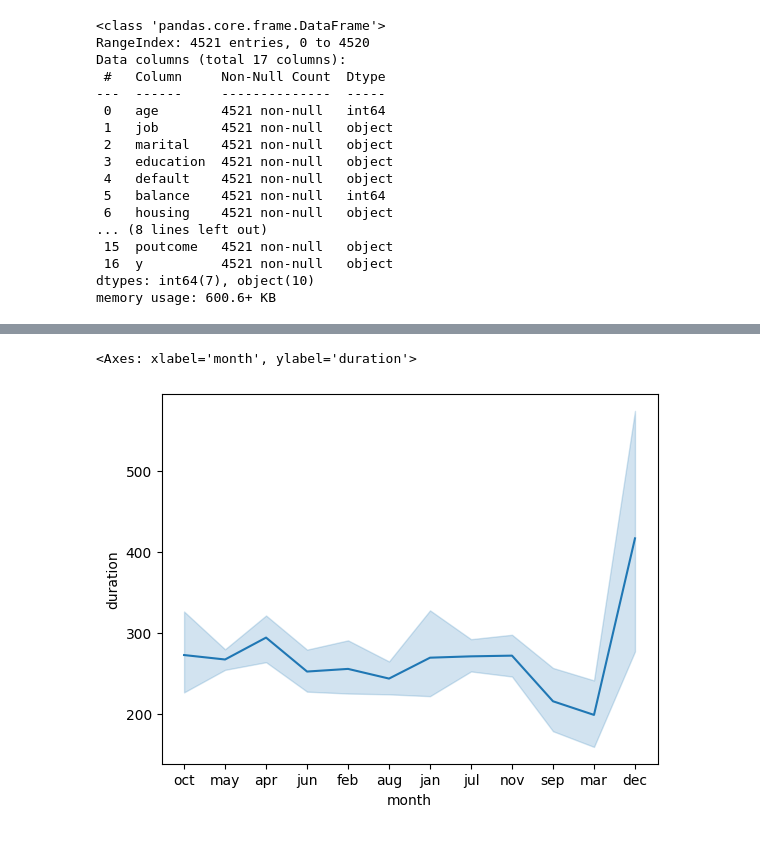
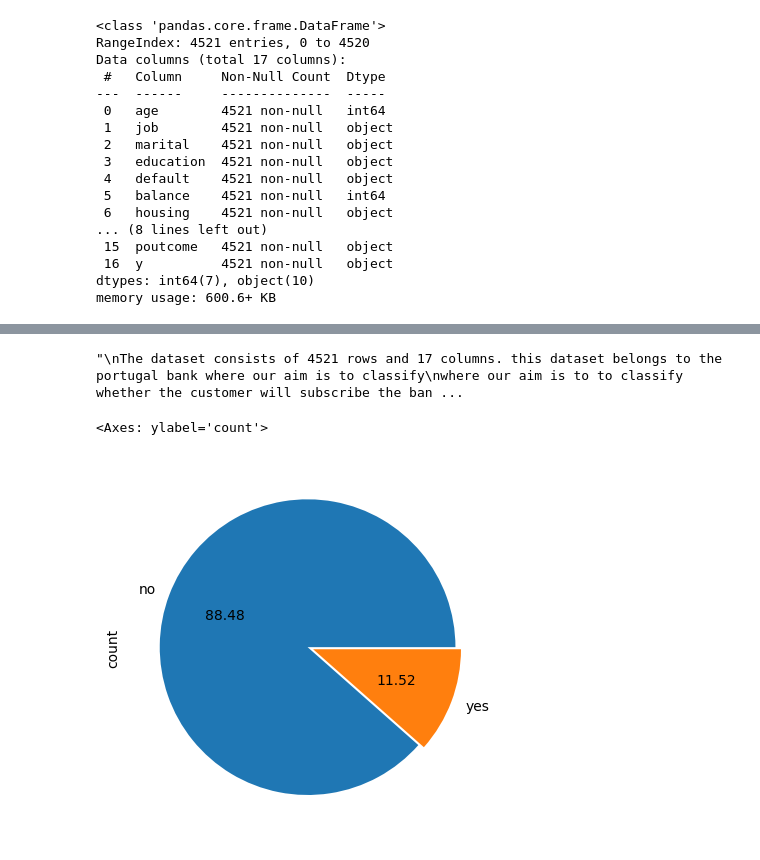
Before and after one commit to meet-vasita/Telemarketing_Classification_Model, a Jupyter notebook: Model.ipynb, the cells around one changed output, grey strips where cells are left out. Saved outputs shown, nothing was run; the diff lists cells and outputs as text; code cells hidden in the pictures.

```diff
--- a/Model.ipynb
+++ b/Model.ipynb
@@ -118,8 +118,27 @@ report
 # %%
 #Classification Problems uses Logistic Regression and it Always use Sigmoid Function
 # if IQR is 0 then drop that columns
-# %%
-sns.lineplot(x=df['month'],y=df['duration'])
-# %% [output]
-<Axes: xlabel='month', ylabel='duration'>
-[figure, removed]
+# %%
+'''
+The dataset consists of 4521 rows and 17 columns. this dataset belongs to the portugal bank where our aim is to classify
+where our aim is to to classify whether the customer will subscribe the bank term deposit or not.
+
+Type of machine learning model: Binary Classification
+
+Above Dataset is a type of multivariate analysis.
+
+X: Independent Columns
+y: Target Columns / Dependent Columns
+
+Here, 'y' acts as Target Column / Dependent Column.
+'''
+
+#Checking the Distribution of people who subscribe the term deposit
+#Based on the distribution of target column, we found that the data is imbalanced.
+# %% [output]
+"\nThe dataset consists of 4521 rows and 17 columns. this dataset belongs to the portugal bank where our aim is to classify\nwhere our aim is to to classify whether the customer will subscribe the ban ...
+# %%
+df['y'].value_counts().plot(kind='pie',autopct='%1.2f',explode=[0.02,0.02])
+# %% [output]
+<Axes: ylabel='count'>
+[figure, added]
```
Also changed, not shown: parts of 12 cells of this notebook, 2 other files.
